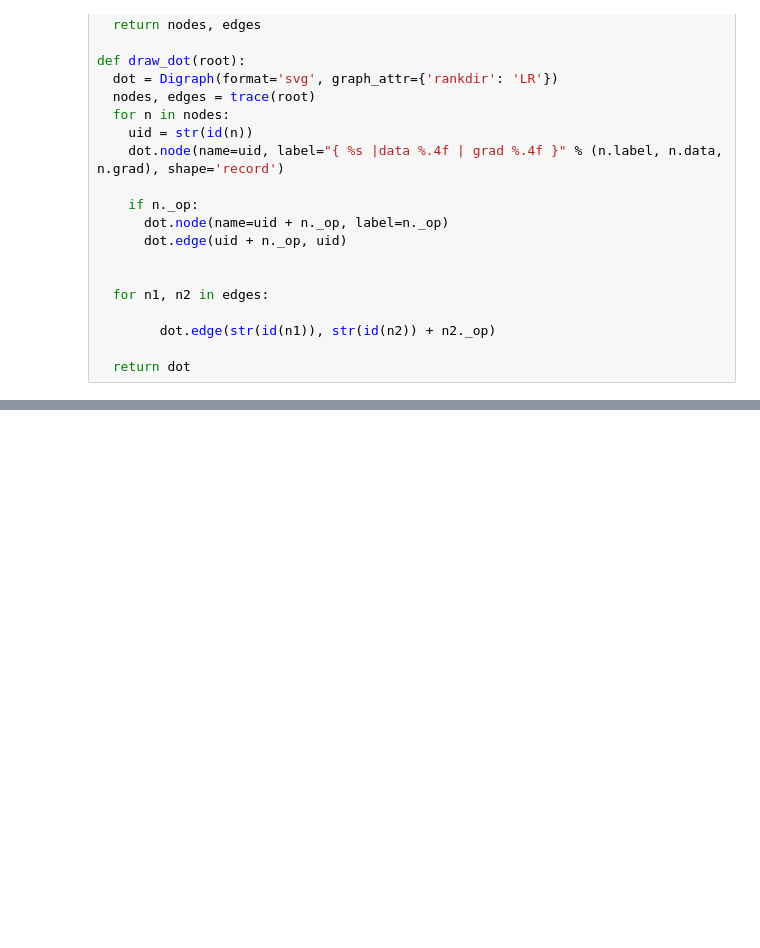
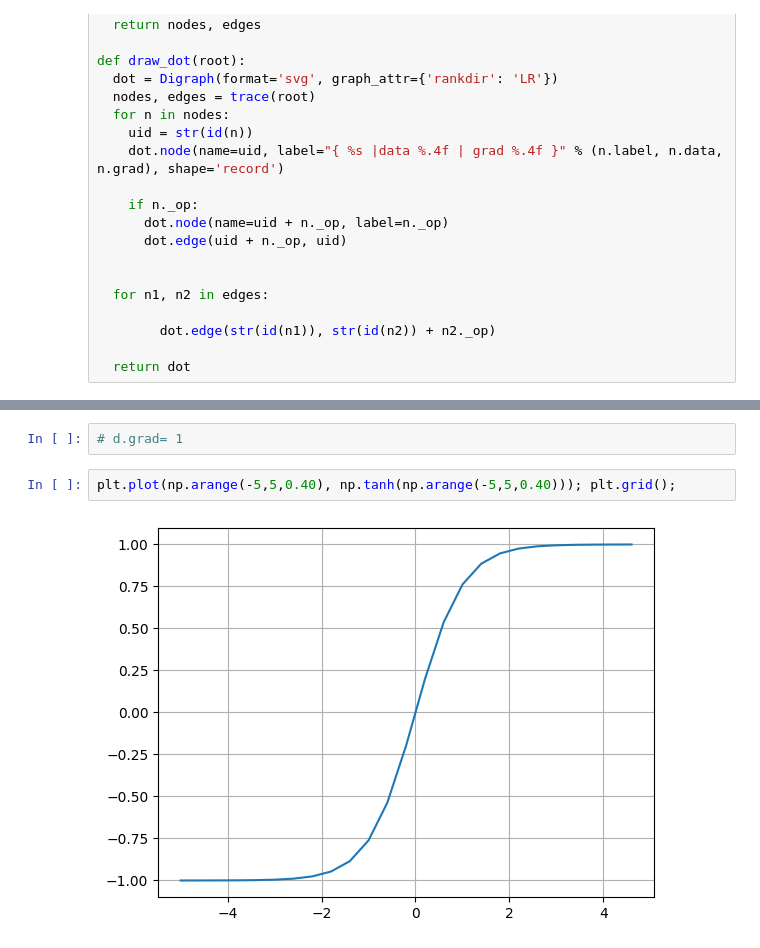
Before and after one commit to efeecllk/Transformers, a Jupyter notebook: micrograd.ipynb, the cells around one changed output, grey strips where cells are left out. Cells and saved outputs as stored; diff of their text form; blank space fills up the shorter version.

```diff
--- a/micrograd.ipynb
+++ b/micrograd.ipynb
@@ -108,3 +114,9 @@ def draw_dot(root):
 draw_dot(d)
 # %% [output]
 [drawing not drawn]
+# %%
+# d.grad= 1
+# %%
+plt.plot(np.arange(-5,5,0.40), np.tanh(np.arange(-5,5,0.40))); plt.grid();
+# %% [output]
+[figure, added]
```
Also changed, not shown: parts of 4 cells of this notebook.
